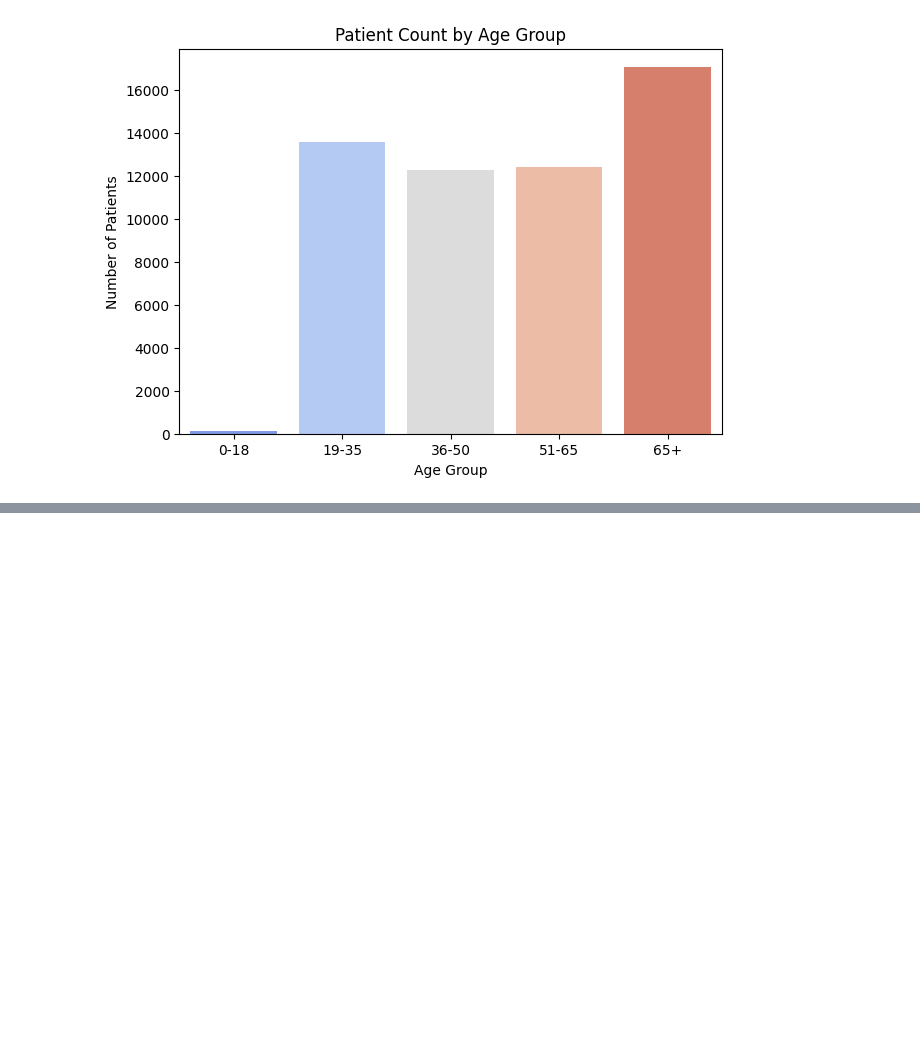
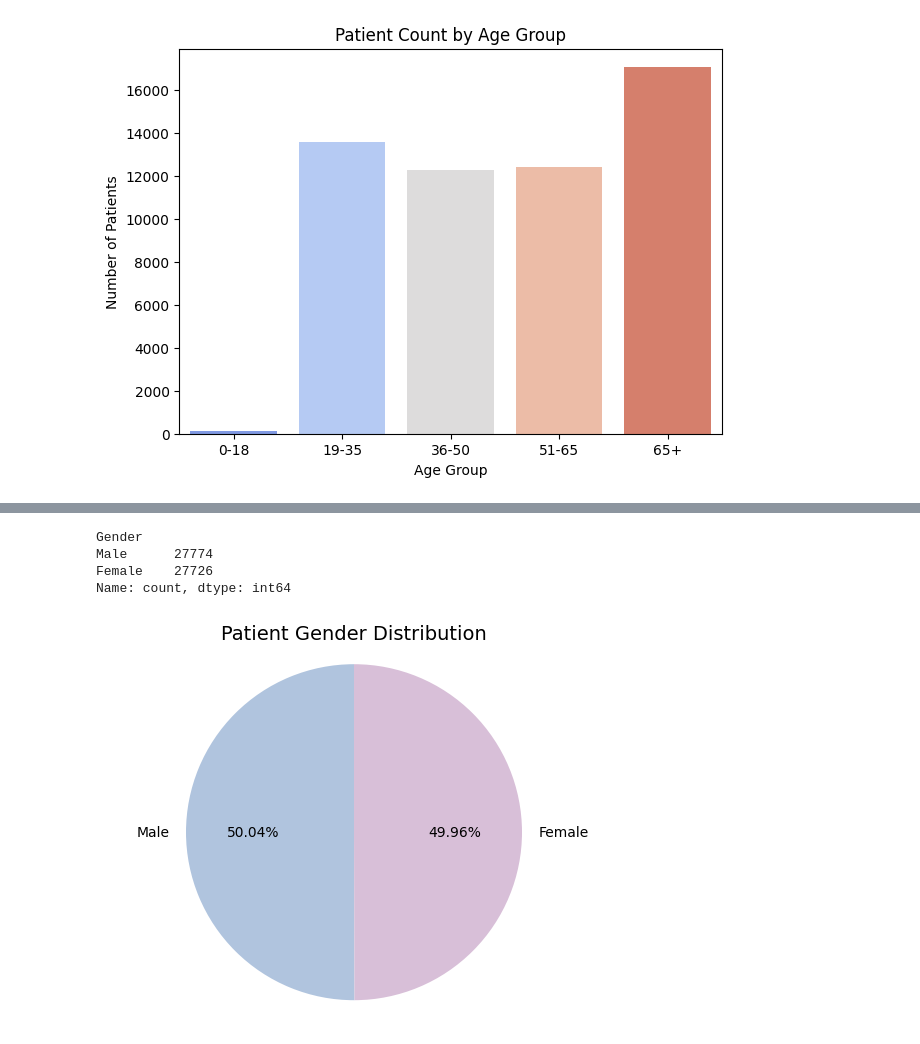
Before and after one commit to meganclapinski25/Heathcare-Analysis, a Jupyter notebook: healthcare.ipynb, the cells around one changed output, grey strips where cells are left out. Saved outputs shown, nothing was run; the diff lists cells and outputs as text; code cells hidden in the pictures; blank space fills up the shorter version.

```diff
--- a/healthcare.ipynb
+++ b/healthcare.ipynb
@@ -276,0 +283,22 @@ dataset.sort_values('Gender')
+# %%
+gender_counts = dataset["Gender"].value_counts()
+
+print(gender_counts)
+
+plt.pie(gender_counts,
+        labels = gender_counts.index,
+        autopct= '%1.2f%%',
+        startangle = 90,
+        colors =['lightsteelblue','thistle', 'black'])
+
+plt.title('Patient Gender Distribution', fontsize = 14)
+
+plt.axis('equal')
+
+plt.show()
+# %% [output]
+Gender
+Male      27774
+Female    27726
+Name: count, dtype: int64
+[figure, added]
```
Also changed, not shown: parts of 6 cells of this notebook, 1 other file.
